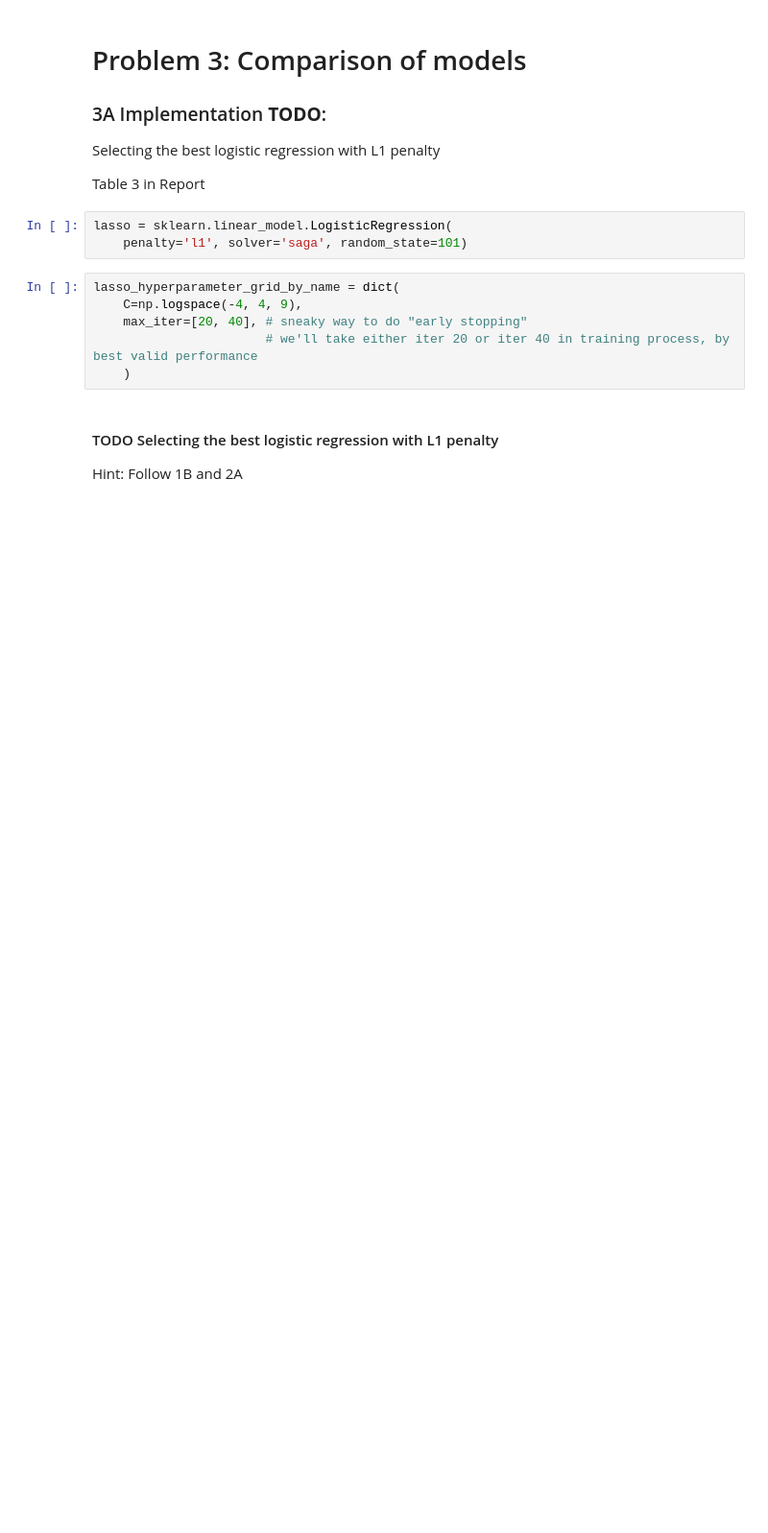
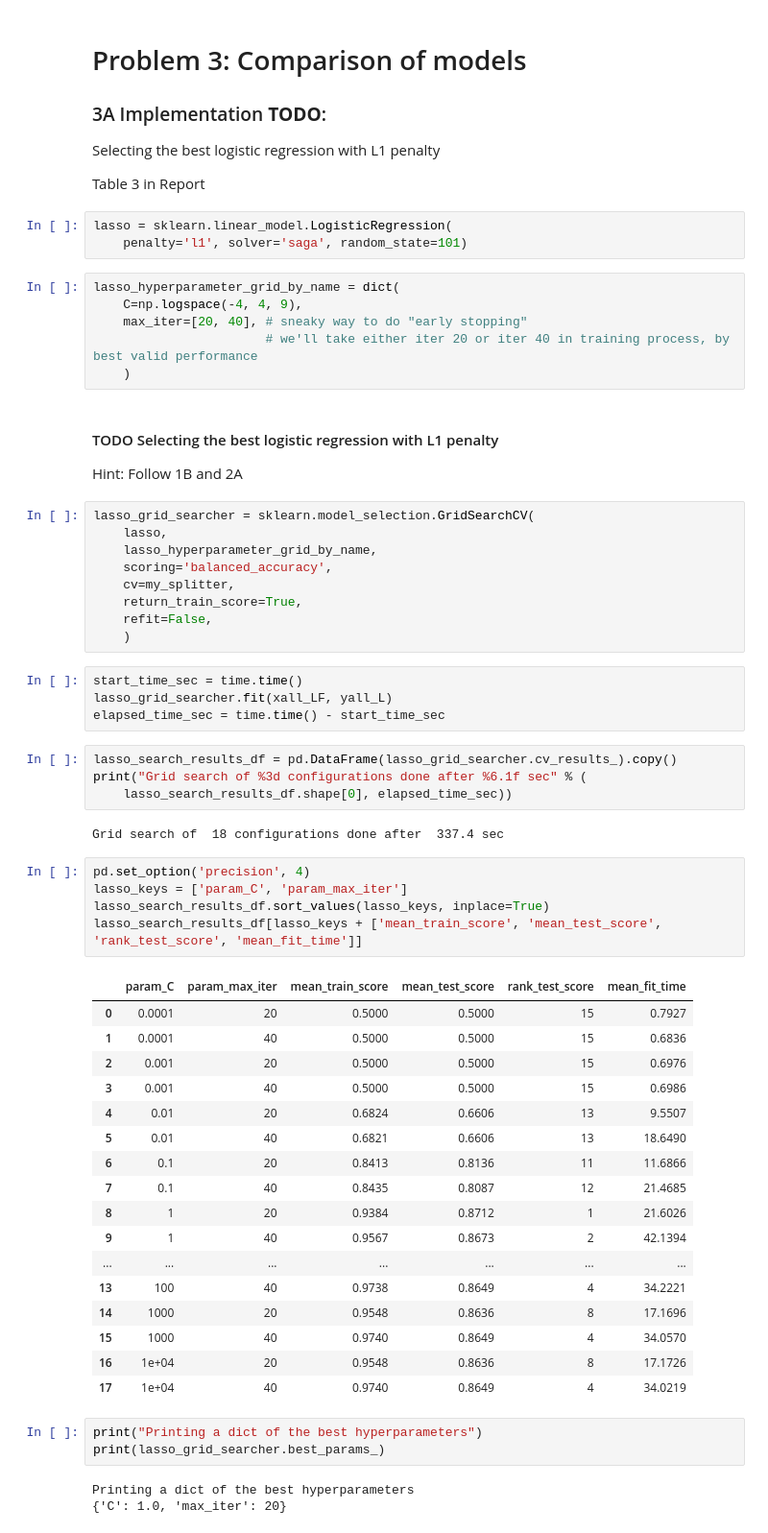
Before and after one commit to brawnerquan/comp135-20f-assignments, a Jupyter notebook: hw4/hw4.ipynb, the cells around one changed output. Shown at 96% size. Drawn from its saved outputs; the diff is of its cells as text; blank space fills up the shorter version.

```diff
--- a/hw4/hw4.ipynb
+++ b/hw4/hw4.ipynb
@@ -469,3 +483,51 @@ lasso_hyperparameter_grid_by_name = dict(
 # %% [markdown]
 #### TODO Selecting the best logistic regression with L1 penalty
 Hint: Follow 1B and 2A
+# %%
+lasso_grid_searcher = sklearn.model_selection.GridSearchCV(
+    lasso,
+    lasso_hyperparameter_grid_by_name,
+    scoring='balanced_accuracy',
+    cv=my_splitter,
+    return_train_score=True,
+    refit=False,
+    )
+# %%
+start_time_sec = time.time()
+lasso_grid_searcher.fit(xall_LF, yall_L)
+elapsed_time_sec = time.time() - start_time_sec
+# %%
+lasso_search_results_df = pd.DataFrame(lasso_grid_searcher.cv_results_).copy()
+print("Grid search of %3d configurations done after %6.1f sec" % (
+    lasso_search_results_df.shape[0], elapsed_time_sec))
+# %% [output]
+Grid search of  18 configurations done after  337.4 sec
+# %%
+pd.set_option('precision', 4)
+lasso_keys = ['param_C', 'param_max_iter']
+lasso_search_results_df.sort_values(lasso_keys, inplace=True)
+lasso_search_results_df[lasso_keys + ['mean_train_score', 'mean_test_score', 'rank_test_score', 'mean_fit_time']]
+# %% [output]
+|  | param_C | param_max_iter | mean_train_score | mean_test_score | rank_test_score | mean_fit_time |
+| 0 | 0.0001 | 20 | 0.5000 | 0.5000 | 15 | 0.7927 |
+| 1 | 0.0001 | 40 | 0.5000 | 0.5000 | 15 | 0.6836 |
+| 2 | 0.001 | 20 | 0.5000 | 0.5000 | 15 | 0.6976 |
+| 3 | 0.001 | 40 | 0.5000 | 0.5000 | 15 | 0.6986 |
+| 4 | 0.01 | 20 | 0.6824 | 0.6606 | 13 | 9.5507 |
+| 5 | 0.01 | 40 | 0.6821 | 0.6606 | 13 | 18.6490 |
+| 6 | 0.1 | 20 | 0.8413 | 0.8136 | 11 | 11.6866 |
+| 7 | 0.1 | 40 | 0.8435 | 0.8087 | 12 | 21.4685 |
+| 8 | 1 | 20 | 0.9384 | 0.8712 | 1 | 21.6026 |
+| 9 | 1 | 40 | 0.9567 | 0.8673 | 2 | 42.1394 |
+| ... | ... | ... | ... | ... | ... | ... |
+| 13 | 100 | 40 | 0.9738 | 0.8649 | 4 | 34.2221 |
+| 14 | 1000 | 20 | 0.9548 | 0.8636 | 8 | 17.1696 |
+| 15 | 1000 | 40 | 0.9740 | 0.8649 | 4 | 34.0570 |
+| 16 | 1e+04 | 20 | 0.9548 | 0.8636 | 8 | 17.1726 |
+| 17 | 1e+04 | 40 | 0.9740 | 0.8649 | 4 | 34.0219 |
+# %%
+print("Printing a dict of the best hyperparameters")
+print(lasso_grid_searcher.best_params_)
+# %% [output]
+Printing a dict of the best hyperparameters
+{'C': 1.0, 'max_iter': 20}
```
Also changed, not shown: parts of 9 cells of this notebook, 8 other files.
